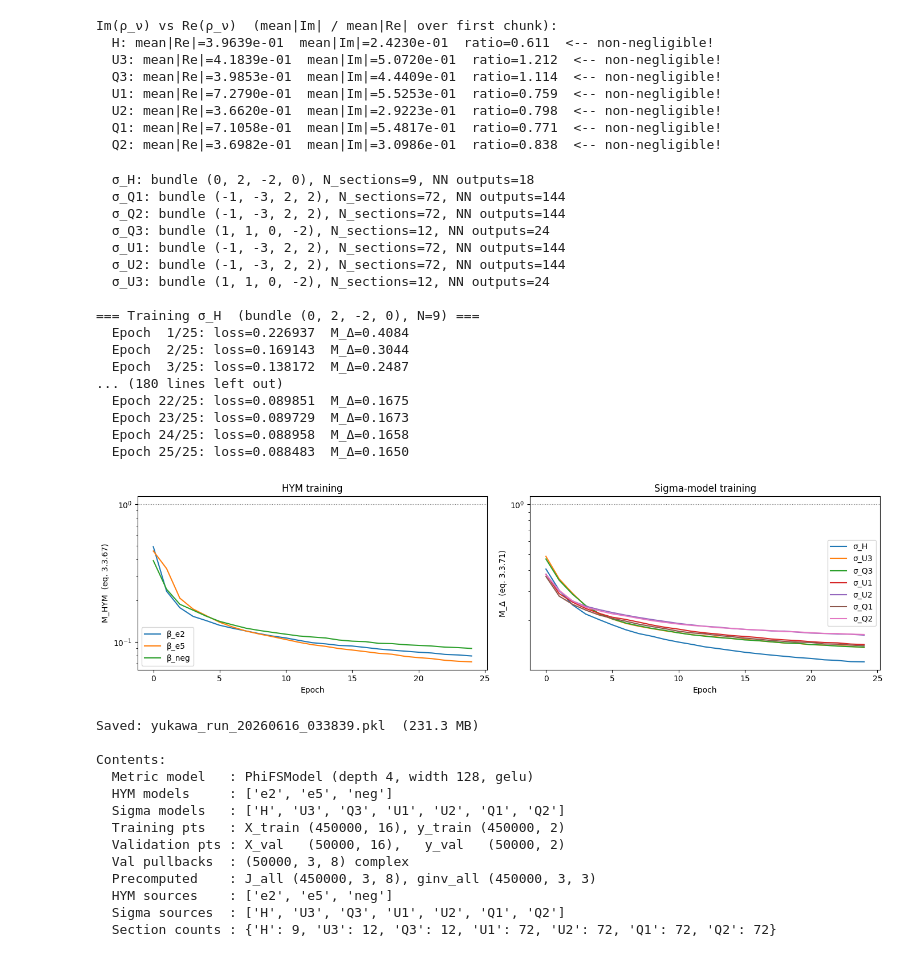
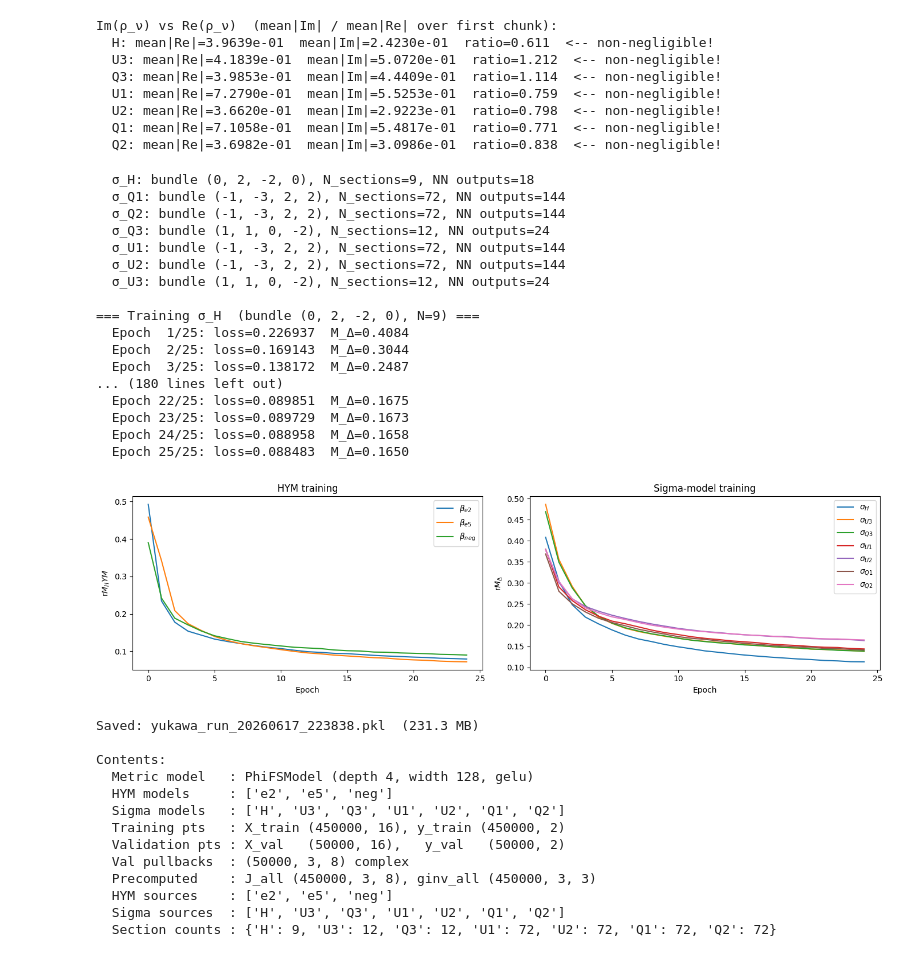
Before and after one commit to harveyThomas4692/axion-matter-couplings, a Jupyter notebook: yukawa_computation.ipynb, the cells around one changed output. Cells and saved outputs as stored; diff of their text form; code cells hidden in the pictures.

```diff
--- a/yukawa_computation.ipynb
+++ b/yukawa_computation.ipynb
@@ -195,14 +195,14 @@ Epoch 12/25
 # %%
 fig, axes = plt.subplots(1, 2, figsize=(12, 4))
 epochs = history['epochs']
-axes[0].semilogy(epochs, history['General loss phase'], label='General phase')
+axes[0].semilogy(epochs, history['General loss phase'])
 #axes[0].semilogy(epochs, history['Volume loss phase'],  label='Volume phase')
 axes[0].set(xlabel='Epoch', ylabel='Loss', title='CY metric training')
 axes[0].legend()
 for k in ['sigma_val']:
     if k in history:
-        axes[1].plot(epochs, history[k], label=k)
-axes[1].set(xlabel='Epoch', title='Validation measures')
+        axes[1].plot(epochs, history[k])
+axes[1].set(xlabel='Epoch', title='Validation measure')
 axes[1].legend()
 plt.tight_layout()
 plt.show()
@@ -382,7 +382,8 @@ for name, k_vec, subkey in zip(hym_names, hym_charges, keys[1:4]):
 
 fig, ax = plt.subplots(figsize=(8, 4))
 for name in hym_names:
-    ax.semilogy(hym_histories[name], label=f'β_{name}')
+    #ax.semilogy(hym_histories[name], label=f'β_{name}')
+    ax.plot(hym_histories[name], label=f'β_{name}')
 ax.set(xlabel='Epoch', ylabel='M_HYM  (eq. 3.3.67)', title='HYM bundle metric training')
 ax.axhline(1.0, color='gray', lw=0.8, ls=':', label='reference (untrained)')
 ax.legend()
@@ -455,10 +456,12 @@ if not skip_non_susy:
     # Plot: SUSY vs non-SUSY training curves
     fig, ax = plt.subplots(figsize=(9, 5))
     for name in hym_names:
-        ax.semilogy(hym_histories[name], label=f'β_{name} (SUSY, μ=0)', lw=1.5)
+        #ax.semilogy(hym_histories[name], label=f'β_{name} (SUSY, μ=0)', lw=1.5)
+        ax.plot(hym_histories[name], label=f'β_{name} (SUSY, μ=0)', lw=1.5)
     # hist_nonsusy already stores M values (train_hym normalises internally)
     M_nonsusy = hist_nonsusy
-    ax.semilogy(M_nonsusy, 'k--', lw=2.5, label=f'β_O(1,0,0,0) (non-SUSY, μ=12)')
+    #ax.semilogy(M_nonsusy, 'k--', lw=2.5, label=f'β_O(1,0,0,0) (non-SUSY, μ=12)')
+    ax.plot(M_nonsusy, 'k--', lw=2.5, label=f'β_O(1,0,0,0) (non-SUSY, μ=12)')
     ax.axhline(1.0, color='gray', lw=0.8, ls=':', label='reference (untrained)')
     ax.set(xlabel='Epoch', ylabel='M_HYM  (eq. 3.3.67)', title='HYM training: SUSY vs non-SUSY bundle')
     ax.legend()
@@ -1145,40 +1148,42 @@ for name, subkey in zip(all_form_names, keys[1:8]):
                            n_epochs=25)
     sigma_models[name]    = nn
     sigma_histories[name] = hist
 
 # Summary plot
 fig, axes = plt.subplots(1, 2, figsize=(14, 4))
 for name in hym_names:
-    axes[0].semilogy(hym_histories[name], label=f'β_{name}')
-axes[0].set(xlabel='Epoch', ylabel='M_HYM  (eq. 3.3.67)', title='HYM training')
-axes[0].axhline(1.0, color='gray', lw=0.8, ls=':')
+    #axes[0].semilogy(hym_histories[name], label=f'β_{name}')
+    axes[0].plot(hym_histories[name], label=rf'$\beta_{{{name}}}$')
+axes[0].set(xlabel='Epoch', ylabel='r$M_HYM$', title='HYM training')
+#axes[0].axhline(1.0, color='gray', lw=0.8, ls=':')
 axes[0].legend()
 for name in all_form_names:
-    axes[1].semilogy(sigma_histories[name], label=f'σ_{name}')
-axes[1].set(xlabel='Epoch', ylabel='M_Δ  (eq. 3.3.71)', title='Sigma-model training')
-axes[1].axhline(1.0, color='gray', lw=0.8, ls=':')
+    #axes[1].semilogy(sigma_histories[name], label=f'σ_{name}')
+    axes[1].plot(sigma_histories[name], label=rf'$\sigma_{{{name}}}$')
+axes[1].set(xlabel='Epoch', ylabel='r$M_Δ$', title='Sigma-model training')
+#axes[1].axhline(1.0, color='gray', lw=0.8, ls=':')
 axes[1].legend()
 plt.tight_layout()
 plt.show()
 # %% [output]
   σ_H: bundle (0, 2, -2, 0), N_sections=9, NN outputs=18
   σ_Q1: bundle (-1, -3, 2, 2), N_sections=72, NN outputs=144
   σ_Q2: bundle (-1, -3, 2, 2), N_sections=72, NN outputs=144
   σ_Q3: bundle (1, 1, 0, -2), N_sections=12, NN outputs=24
   σ_U1: bundle (-1, -3, 2, 2), N_sections=72, NN outputs=144
   σ_U2: bundle (-1, -3, 2, 2), N_sections=72, NN outputs=144
   σ_U3: bundle (1, 1, 0, -2), N_sections=12, NN outputs=24
 
 === Training σ_H  (bundle (0, 2, -2, 0), N=9) ===
   Epoch  1/25: loss=0.226937  M_Δ=0.4084
   Epoch  2/25: loss=0.169143  M_Δ=0.3044
   Epoch  3/25: loss=0.138172  M_Δ=0.2487
 ... (180 lines left out)
   Epoch 22/25: loss=0.089851  M_Δ=0.1675
   Epoch 23/25: loss=0.089729  M_Δ=0.1673
   Epoch 24/25: loss=0.088958  M_Δ=0.1658
   Epoch 25/25: loss=0.088483  M_Δ=0.1650
-[figure, old version]
+[figure, new version]
 # %%
 # --- Save all trained networks and data ---
 import datetime
@@ -1277,7 +1282,7 @@ print(f"  HYM sources    : {list(hym_rho.keys())}")
 print(f"  Sigma sources  : {list(sigma_rho.keys())}")
 print(f"  Section counts : { {n: n_sections(tuple(int(k) for k in form_charges[n])) for n in all_form_names} }")
 # %% [output]
-Saved: yukawa_run_20260616_033839.pkl  (231.3 MB)
+Saved: yukawa_run_20260617_223838.pkl  (231.3 MB)
 
 Contents:
   Metric model   : PhiFSModel (depth 4, width 128, gelu)
```
Also changed, not shown: parts of 4 cells of this notebook.
